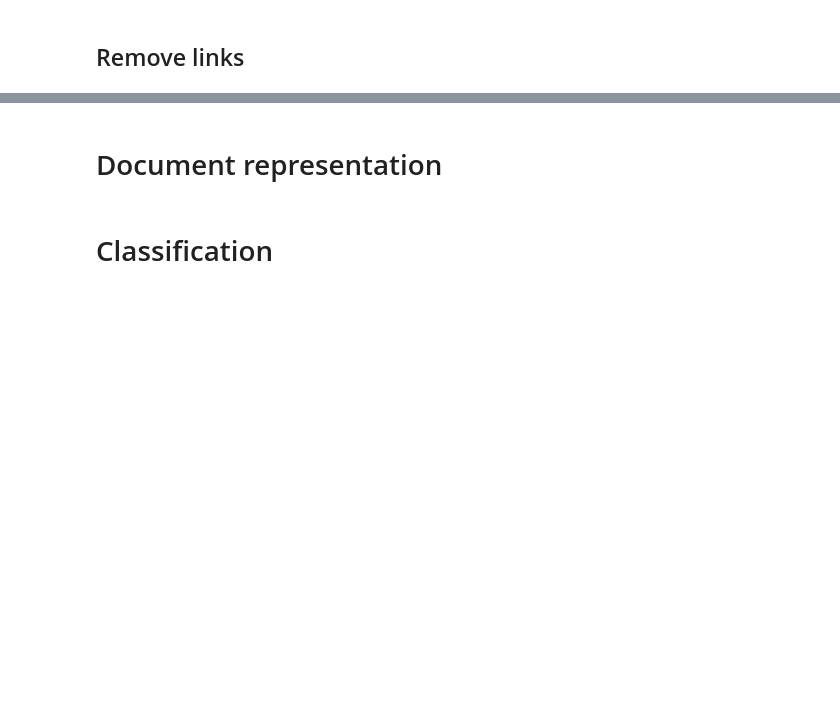
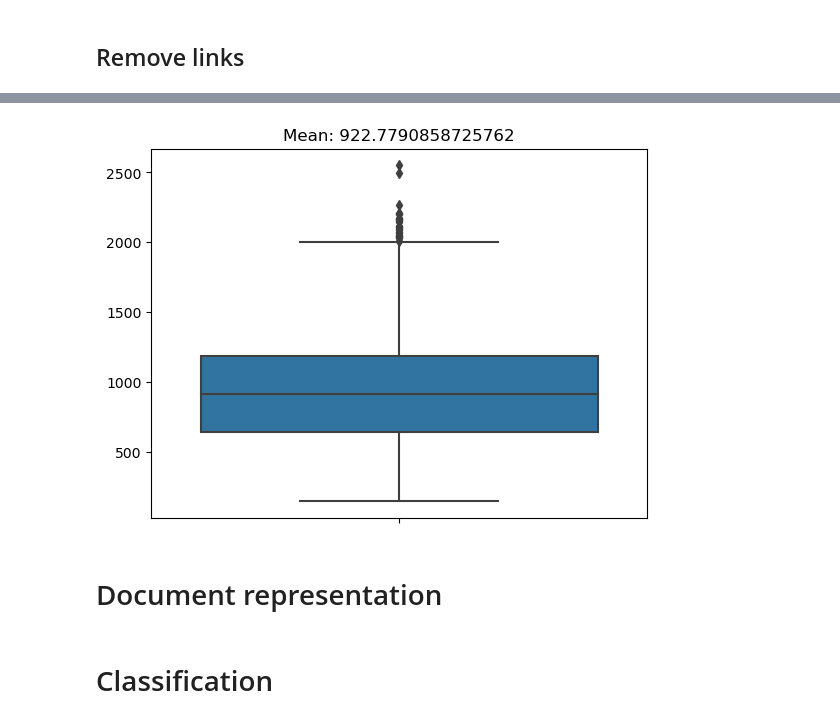
Before and after one commit to lucaMilazzo/TMSmilazzoPagnini2023, a Jupyter notebook: main.ipynb, the cells around one changed output, grey strips where cells are left out. Saved outputs shown, nothing was run; the diff lists cells and outputs as text; code cells hidden in the pictures; blank space fills up the shorter version.

```diff
--- a/main.ipynb
+++ b/main.ipynb
@@ -301,3 +503,13 @@ df_test['medical_abstract'] = df_test['medical_abstract'].apply(lambda x: remove
+# %%
+len_abstracts = []
+for index, row in df_test.iterrows():
+    len_abstracts.append(len(row.medical_abstract_lemma))
+# %%
+sns.boxplot( y=len_abstracts);
+plt.title("Mean: " + str(np.mean(len_abstracts)))
+plt.show()
+# %% [output]
+[figure, added]
 # %% [markdown]
 # Document representation
 # %% [markdown]
```
Also changed, not shown: parts of 39 cells of this notebook, 2 other files.
